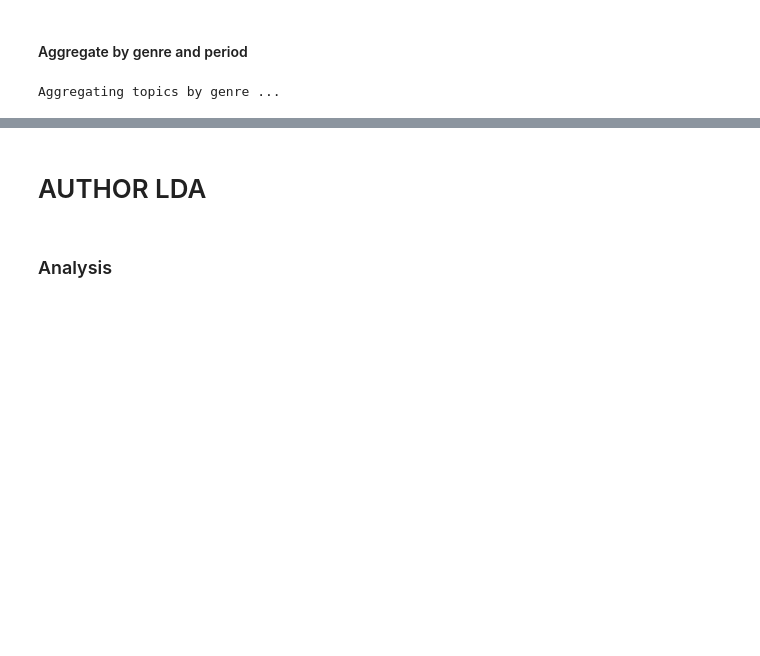
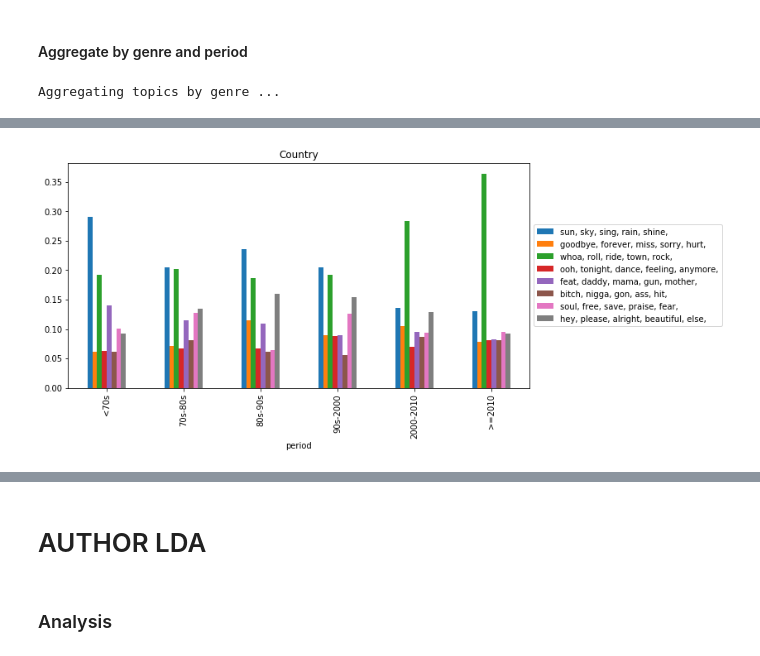
Before and after one commit to lucamasserano/lyrics_nlp, a Jupyter notebook: lda.ipynb, the cells around one changed output, grey strips where cells are left out. Drawn from its saved outputs; the diff is of its cells as text; code cells hidden in the pictures; blank space fills up the shorter version.

```diff
--- a/lda.ipynb
+++ b/lda.ipynb
@@ -516,0 +528,5 @@ Plotting for each group ...
+# %%
+lyrics_lda.plot_aggregated_topics(topic_distros=topic_distros_genre_period, aggregate_period=True,
+                                  include_subcategories=["Country"], fig_size=(10, 5))
+# %% [output]
+[figure, added]
```
Also changed, not shown: parts of 19 cells of this notebook, 6 other files.
